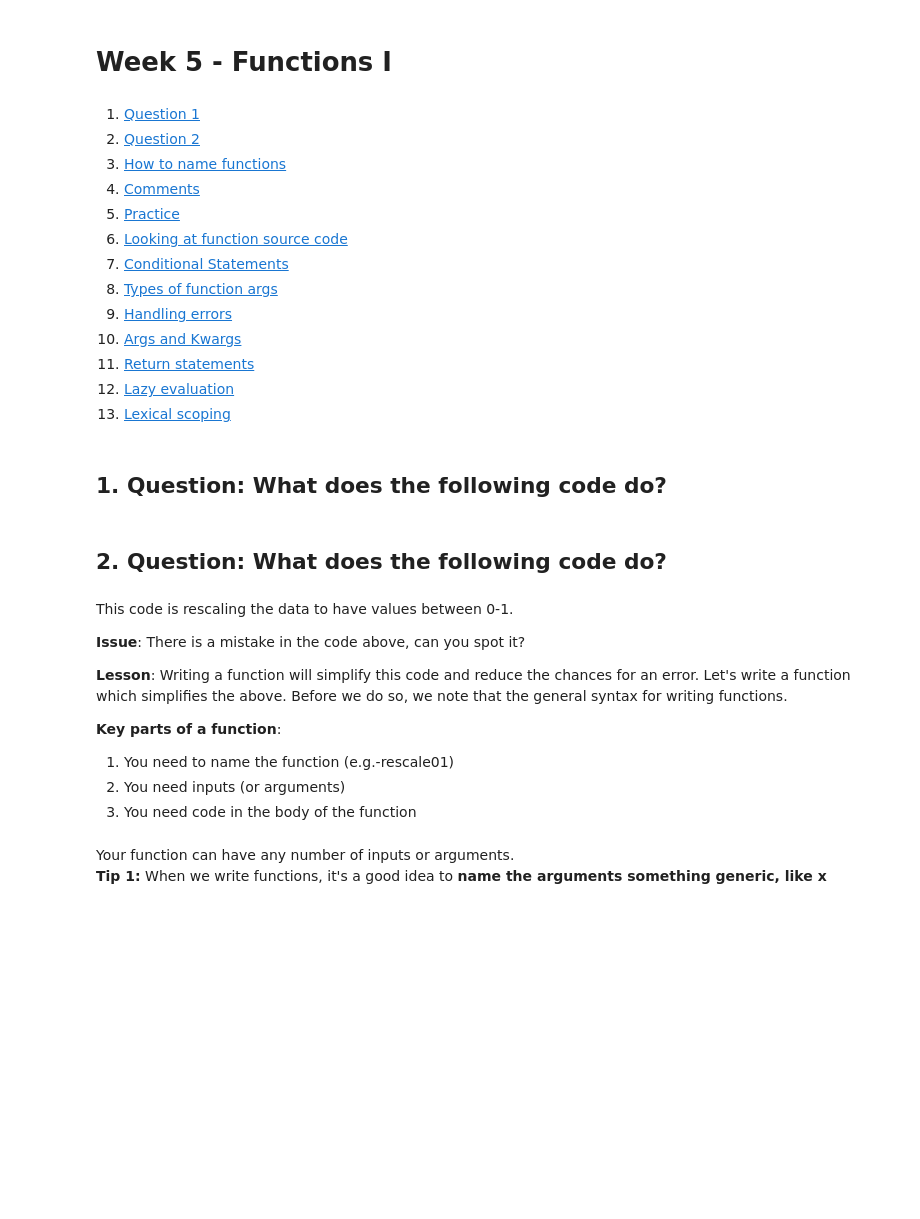
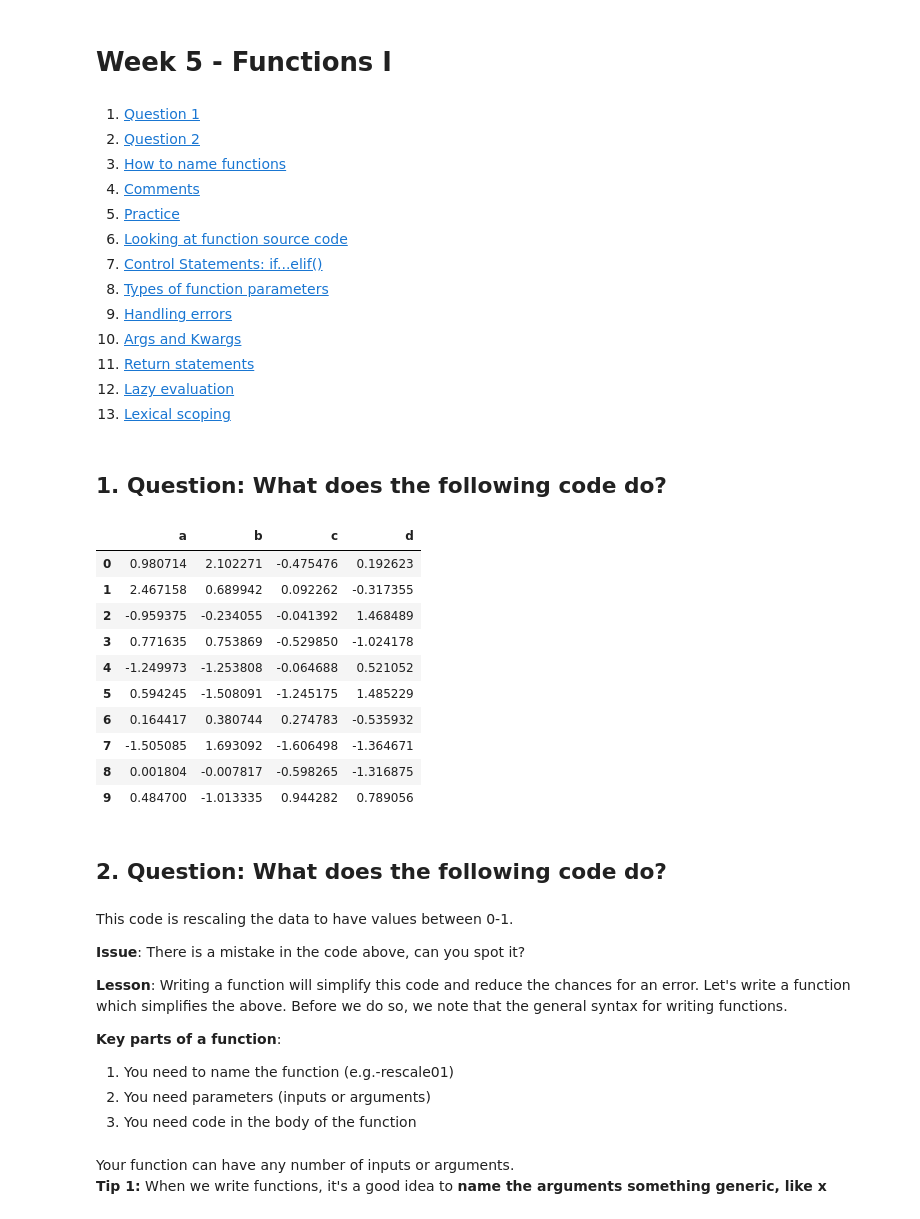
Before and after one commit to NickAnderson94/QMSS-GR5072_Spring2024, a Jupyter notebook: Week 5/Programs/week05.ipynb, the cells around one changed output. Drawn from its saved outputs; the diff is of its cells as text; code cells hidden in the pictures; blank space fills up the shorter version.

```diff
--- a/Week 5/Programs/week05.ipynb
+++ b/Week 5/Programs/week05.ipynb
@@ -7,8 +7,8 @@
 4. [Comments](#bullet4)
 5. [Practice](#bullet5)
 6. [Looking at function source code](#bullet6)
-7. [Conditional Statements](#bullet7)
-8. [Types of function args](#bullet8)
+7. [Control Statements: if...elif()](#bullet7)
+8. [Types of function parameters](#bullet8)
 9. [Handling errors](#bullet9)
 10. [Args and Kwargs](#bullet10)
 11. [Return statements](#bullet11)
@@ -22,16 +22,29 @@ import scipy
 # %% [markdown]
 ## 1.  Question: What does the following code do?<a class="anchor" id="bullet1"></a>
 # %%
-rng = np.random.default_rng(seed=3252)
+rng = np.random.default_rng(seed=32521)
 
 a = rng.standard_normal(10)
 b = rng.standard_normal(10)
 c = rng.standard_normal(10)
 d = rng.standard_normal(10)
 
 the_dict = {'a':a,'b':b,'c':c,'d':d}
 
 df = pd.DataFrame(the_dict)
+df
+# %% [output]
+|  | a | b | c | d |
+| 0 | 0.980714 | 2.102271 | -0.475476 | 0.192623 |
+| 1 | 2.467158 | 0.689942 | 0.092262 | -0.317355 |
+| 2 | -0.959375 | -0.234055 | -0.041392 | 1.468489 |
+| 3 | 0.771635 | 0.753869 | -0.529850 | -1.024178 |
+| 4 | -1.249973 | -1.253808 | -0.064688 | 0.521052 |
+| 5 | 0.594245 | -1.508091 | -1.245175 | 1.485229 |
+| 6 | 0.164417 | 0.380744 | 0.274783 | -0.535932 |
+| 7 | -1.505085 | 1.693092 | -1.606498 | -1.364671 |
+| 8 | 0.001804 | -0.007817 | -0.598265 | -1.316875 |
+| 9 | 0.484700 | -1.013335 | 0.944282 | 0.789056 |
 # %% [markdown]
 ## 2. Question: What does the following code do?<a class="anchor" id="bullet2"></a>
 # %%
@@ -48,7 +61,7 @@ This code is rescaling the data to have values between 0-1.
 
 **Key parts of a function**:
 1. You need to name the function (e.g.-rescale01)
-2. You need inputs (or arguments)
+2. You need parameters (inputs or arguments)
 3. You need code in the body of the function
 # %%
 def function_name(arg1, arg2):
```
Also changed, not shown: parts of 16 cells of this notebook, 3 other files.
